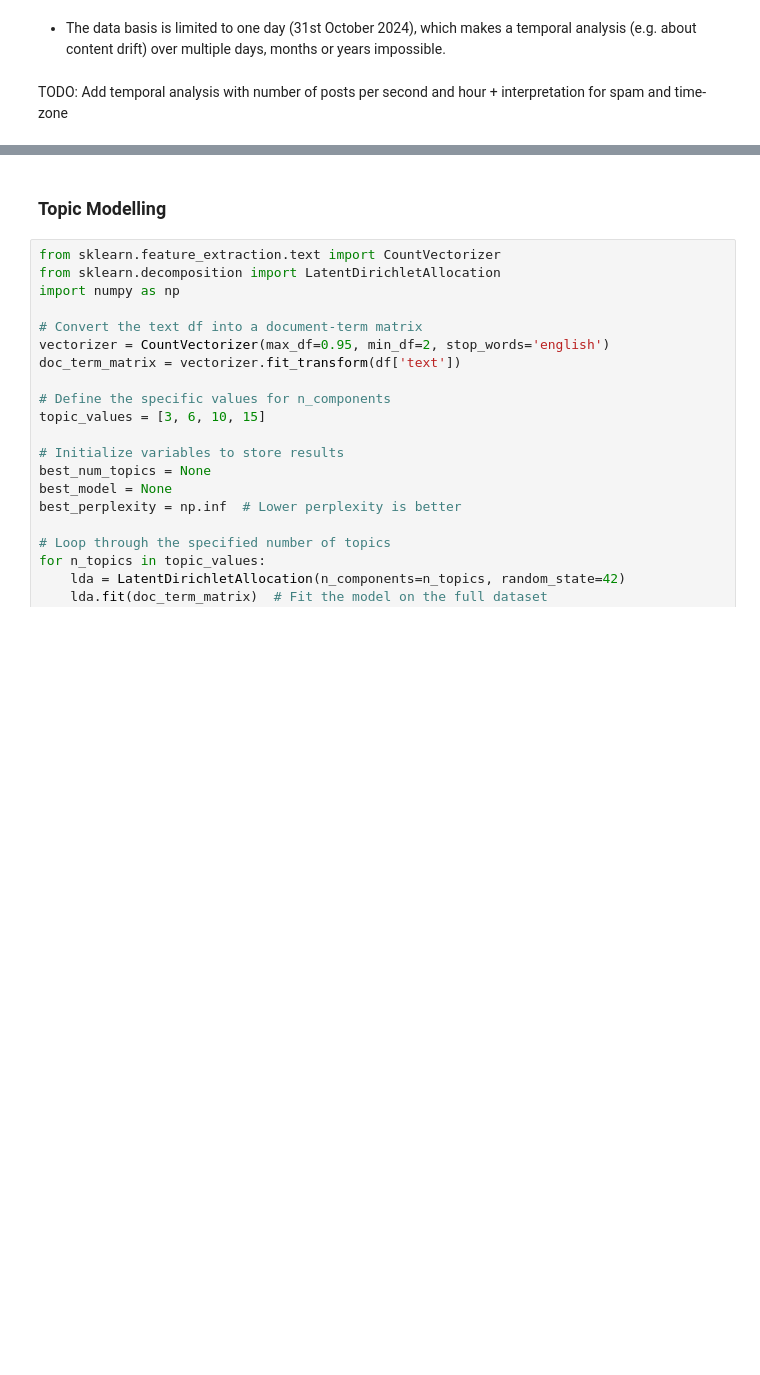
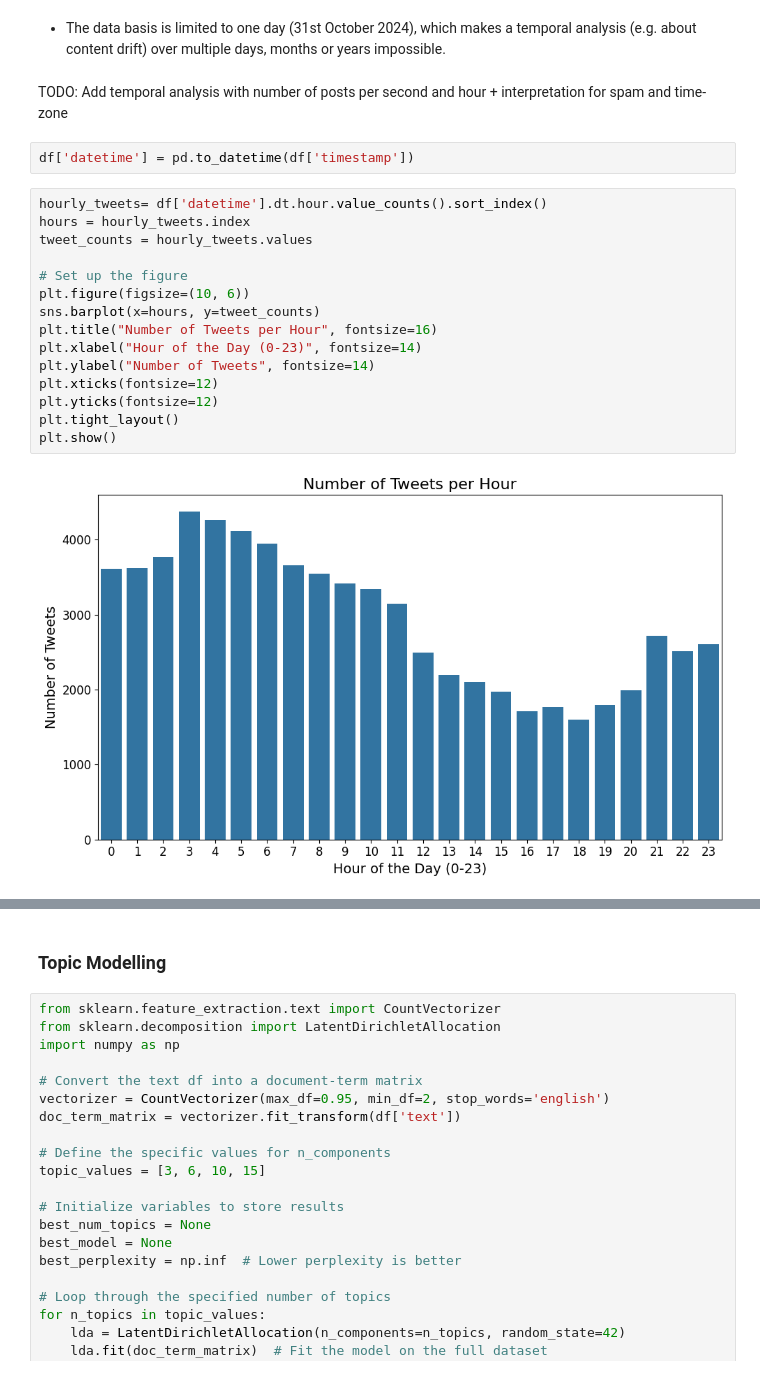
Before and after one commit to lgiesen/social-media-analysis, a Jupyter notebook: complete-code.ipynb, the cells around one changed output, grey strips where cells are left out. Drawn from its saved outputs; the diff is of its cells as text; blank space fills up the shorter version.

```diff
--- a/complete-code.ipynb
+++ b/complete-code.ipynb
@@ -116,3 +136,22 @@ Earliest timestamp: 2024-10-31 00:00:00, Latest timestamp: 2024-10-31 23:59:59
 - The data basis is limited to one day (31st October 2024), which makes a temporal analysis (e.g. about content drift) over multiple days, months or years impossible.
 # %% [markdown]
 TODO: Add temporal analysis with number of posts per second and hour + interpretation for spam and time-zone
+# %%
+df['datetime'] = pd.to_datetime(df['timestamp'])
+# %%
+hourly_tweets= df['datetime'].dt.hour.value_counts().sort_index()
+hours = hourly_tweets.index
+tweet_counts = hourly_tweets.values
+
+# Set up the figure
+plt.figure(figsize=(10, 6))
+sns.barplot(x=hours, y=tweet_counts)
+plt.title("Number of Tweets per Hour", fontsize=16)
+plt.xlabel("Hour of the Day (0-23)", fontsize=14)
+plt.ylabel("Number of Tweets", fontsize=14)
+plt.xticks(fontsize=12)
+plt.yticks(fontsize=12)
+plt.tight_layout()
+plt.show()
+# %% [output]
+[figure, added]
```
Also changed, not shown: parts of 9 cells of this notebook.
